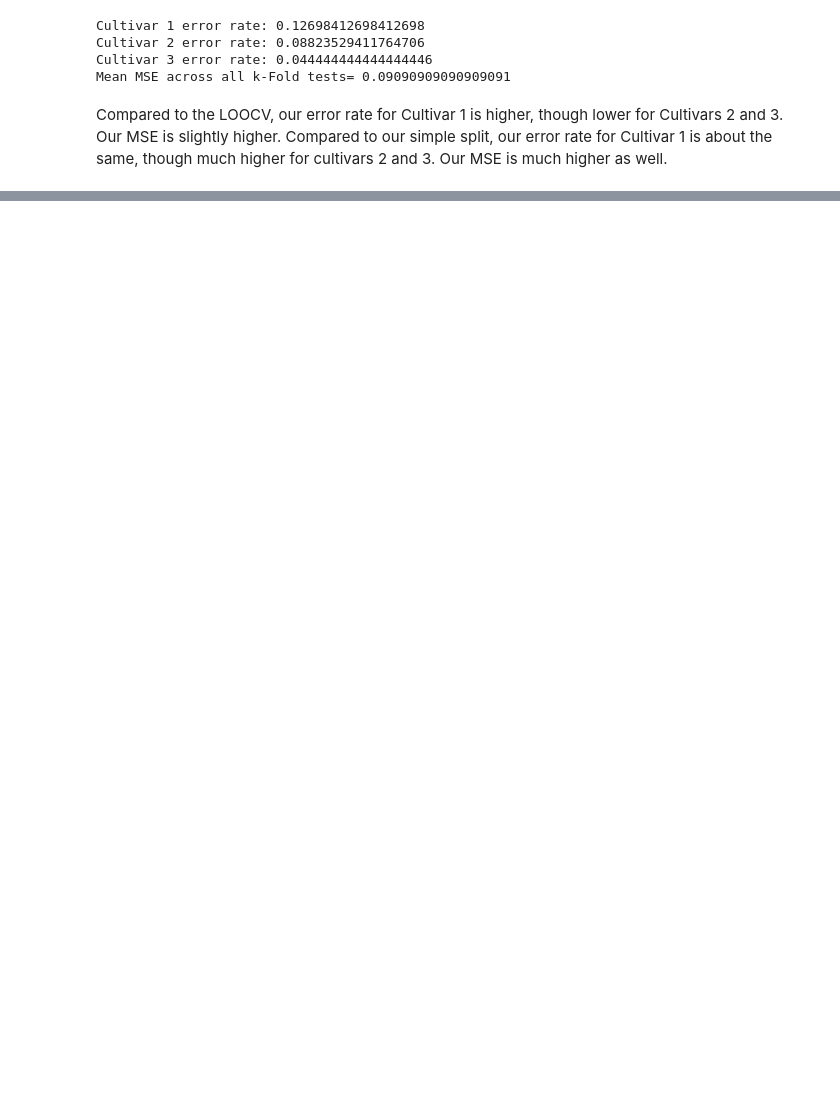
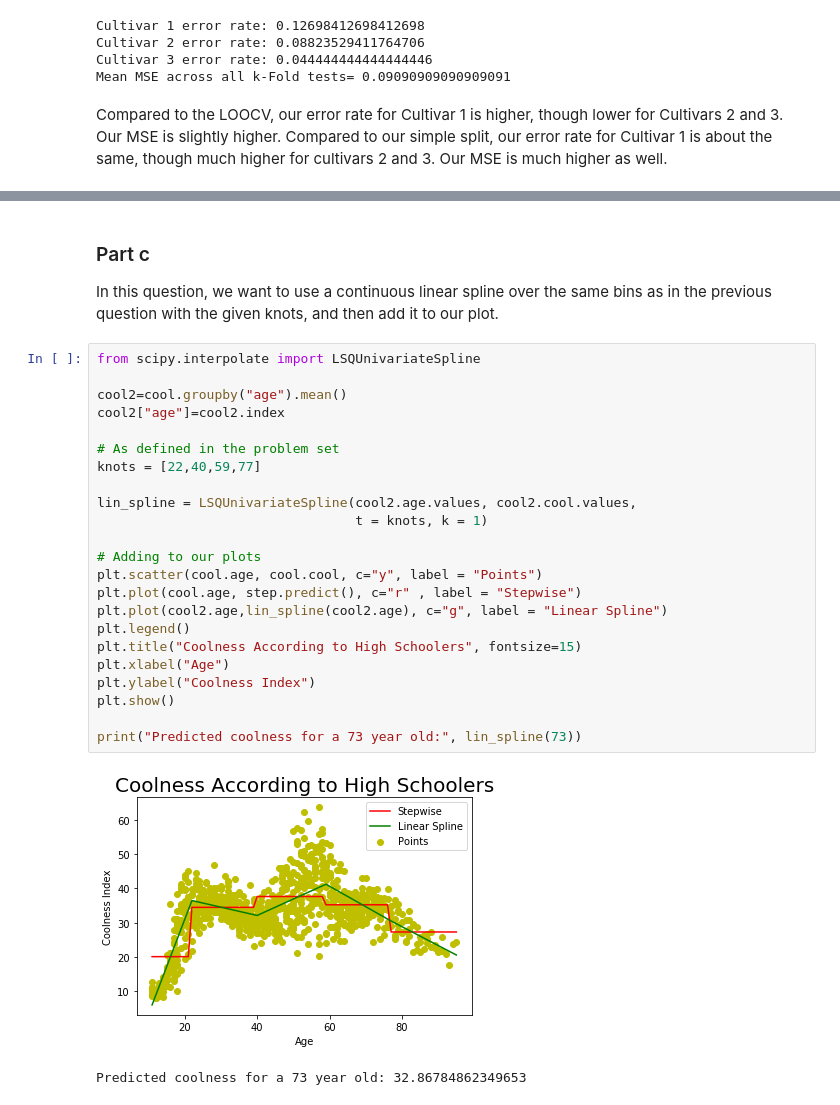
Before and after one commit to dtracht/persp-model-econ_W19, a Jupyter notebook: ProblemSets/PS7/TrachtPS7.ipynb, the cells around one changed output, grey strips where cells are left out. Cells and saved outputs as stored; diff of their text form; blank space fills up the shorter version.

```diff
--- a/ProblemSets/PS7/TrachtPS7.ipynb
+++ b/ProblemSets/PS7/TrachtPS7.ipynb
@@ -432,0 +259,29 @@ Overfitting. Maximizing accuracy in training set can pick incorporate noise from
+# %% [markdown]
+### Part c
+In this question, we want to use a continuous linear spline over the same bins as in the previous question with the given knots, and then add it to our plot.
+# %%
+from scipy.interpolate import LSQUnivariateSpline
+
+cool2=cool.groupby("age").mean()
+cool2["age"]=cool2.index
+
+# As defined in the problem set
+knots = [22,40,59,77]
+
+lin_spline = LSQUnivariateSpline(cool2.age.values, cool2.cool.values,
+                                 t = knots, k = 1)
+
+# Adding to our plots
+plt.scatter(cool.age, cool.cool, c="y", label = "Points")
+plt.plot(cool.age, step.predict(), c="r" , label = "Stepwise")
+plt.plot(cool2.age,lin_spline(cool2.age), c="g", label = "Linear Spline")
+plt.legend()
+plt.title("Coolness According to High Schoolers", fontsize=15)
+plt.xlabel("Age")
+plt.ylabel("Coolness Index")
+plt.show()
+
+print("Predicted coolness for a 73 year old:", lin_spline(73))
+# %% [output]
+[figure, added]
+Predicted coolness for a 73 year old: 32.86784862349653
```
Also changed, not shown: parts of 34 cells of this notebook, 1 other file.
